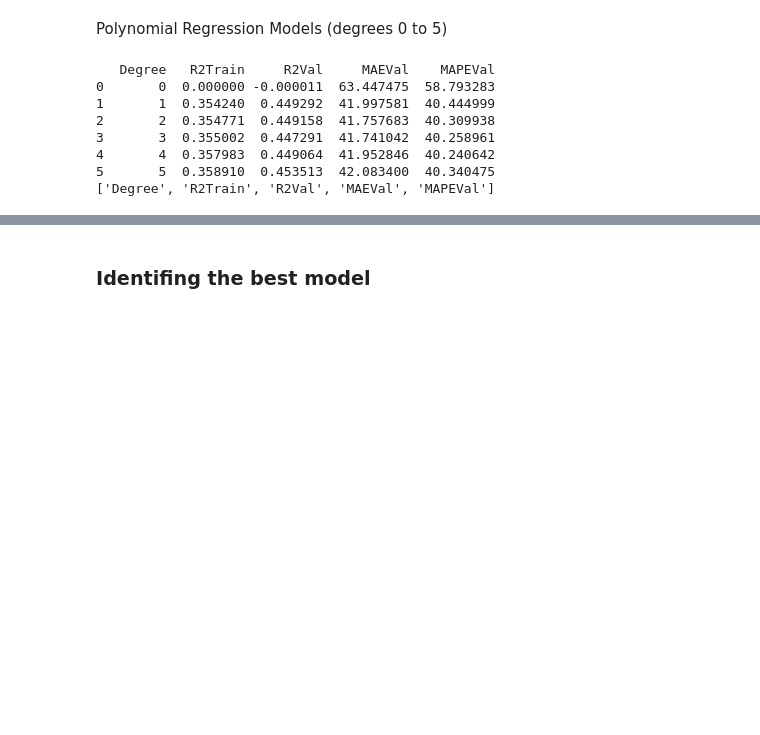
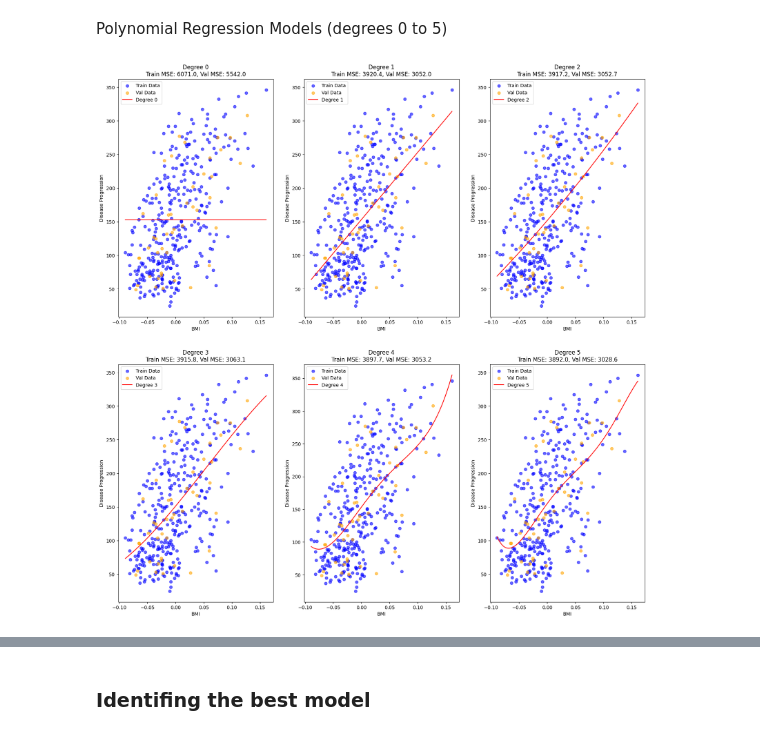
Before and after one commit to Yogesh-333/Practical-Lab-2---Foundations-of-Machine-Learning-Frameworks-, a Jupyter notebook: lab2.ipynb, the cells around one changed output, grey strips where cells are left out. Saved outputs shown, nothing was run; the diff lists cells and outputs as text; code cells hidden in the pictures; blank space fills up the shorter version.

Commit message:
polynomial view in graph update

```diff
--- a/lab2.ipynb
+++ b/lab2.ipynb
@@ -158,48 +159,62 @@ Test: 67 samples
 Polynomial Regression Models (degrees 0 to 5)
 # %%
 # Only BMI feature
-X_train_bmi = X_train[['bmi']]
-X_val_bmi = X_val[['bmi']]
-X_test_bmi = X_test[['bmi']]
 
+X_train_bmi = X_train[["bmi"]].values
+X_val_bmi = X_val[["bmi"]].values
+y_train_bmi = y_train.values
+y_val_bmi = y_val.values
+results = []
+degrees = range(6)
+t_err = []
+v_err = []
+plt.figure(figsize=(20, 20))
 results = []
 
-for degree in range(6):
+for degree in (degrees):
+    # Polynomial transformation
     poly = PolynomialFeatures(degree=degree)
     X_train_poly = poly.fit_transform(X_train_bmi)
     X_val_poly = poly.transform(X_val_bmi)
-
+        # Fit model
     model = LinearRegression()
-    model.fit(X_train_poly, y_train)
+    model.fit(X_train_poly, y_train_bmi)
 
     # Predictions
     y_train_pred = model.predict(X_train_poly)
     y_val_pred = model.predict(X_val_poly)
 
+    # Plotting the fit
+    X_plot = np.linspace(X_train_bmi.min(), X_train_bmi.max(), 100).reshape(-1, 1)
+    X_plot_poly = poly.transform(X_plot)
+    y_plot = model.predict(X_plot_poly)
+
+    plt.subplot(2, 3, degree + 1)
+    plt.scatter(X_train_bmi, y_train_bmi, alpha=0.6, label="Train Data", color="blue")
+    plt.scatter(X_val_bmi, y_val_bmi, alpha=0.6, label="Val Data", color="orange")
+    plt.plot(X_plot, y_plot, color="red", label=f"Degree {degree}")
+    plt.title(f"Degree {degree}\nTrain MSE: {mean_squared_error(y_train_bmi, y_train_pred):.1f}, Val MSE: {mean_squared_error(y_val_bmi, y_val_pred):.1f}")
+    plt.xlabel("BMI")
+    plt.ylabel("Disease Progression")
+    plt.legend()
+
     # Metrics
-    r2_train = r2_score(y_train, y_train_pred)
-    r2_val = r2_score(y_val, y_val_pred)
-    mae_val = mean_absolute_error(y_val, y_val_pred)
-    mape_val = np.mean(np.abs((y_val - y_val_pred) / y_val)) * 100
+    r2_train = r2_score(y_train_bmi, y_train_pred)
+    mae_train = mean_absolute_error(y_train_bmi, y_train_pred)
+    mape_train = np.mean(np.abs((y_train_bmi - y_train_pred) / y_train_bmi)) * 100
+
+    r2_val = r2_score(y_val_bmi, y_val_pred)
+    mae_val = mean_absolute_error(y_val_bmi, y_val_pred)
+    mape_val = np.mean(np.abs((y_val_bmi - y_val_pred) / y_val_bmi)) * 100
 
     results.append({
         'Degree': degree,
-        'R2Train': r2_train,
-        'R2Val': r2_val,
-        'MAEVal': mae_val,
-        'MAPEVal': mape_val
+        'R2Train': round(r2_train, 4),
+        'Train MAE': round(mae_train, 2),
+        'Train MAPE': round(mape_train, 2),
+        'R2Val': round(r2_val, 4),
+        'MAEVal': round(mae_val, 2),
+        'MAPEVal': round(mape_val, 2)
     })
-
-results_df = pd.DataFrame(results)
-print(results_df)
-
-print(results_df.columns.tolist())
 # %% [output]
-   Degree   R2Train     R2Val     MAEVal    MAPEVal
-0       0  0.000000 -0.000011  63.447475  58.793283
-1       1  0.354240  0.449292  41.997581  40.444999
-2       2  0.354771  0.449158  41.757683  40.309938
-3       3  0.355002  0.447291  41.741042  40.258961
-4       4  0.357983  0.449064  41.952846  40.240642
-5       5  0.358910  0.453513  42.083400  40.340475
-['Degree', 'R2Train', 'R2Val', 'MAEVal', 'MAPEVal']
+[figure, added]
```
Also changed, not shown: parts of 5 cells of this notebook.
